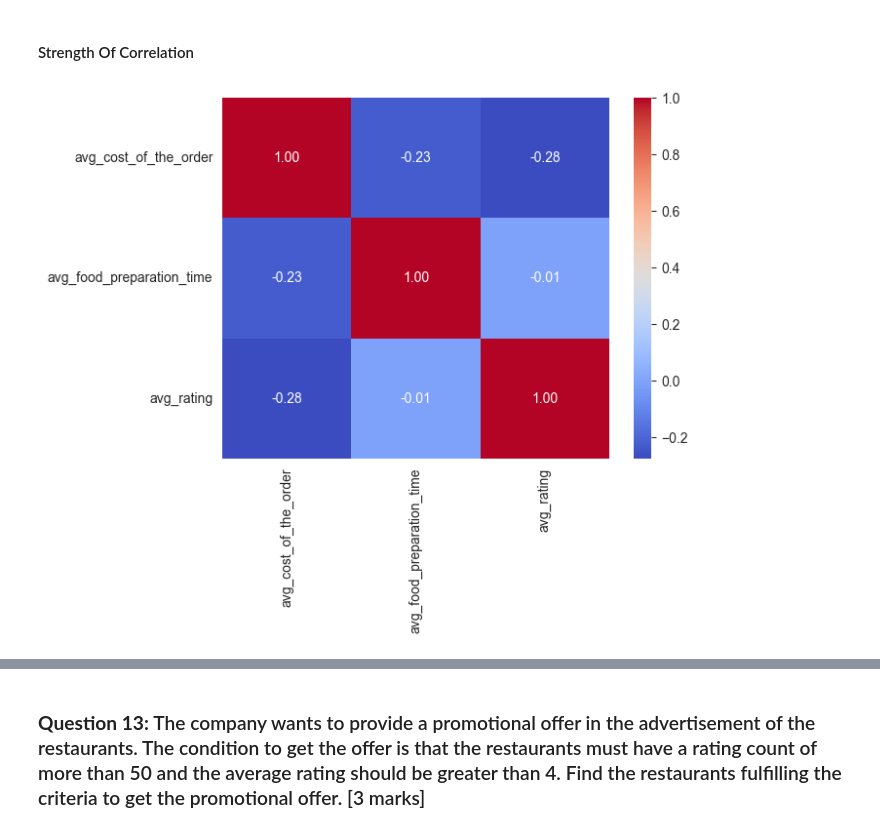
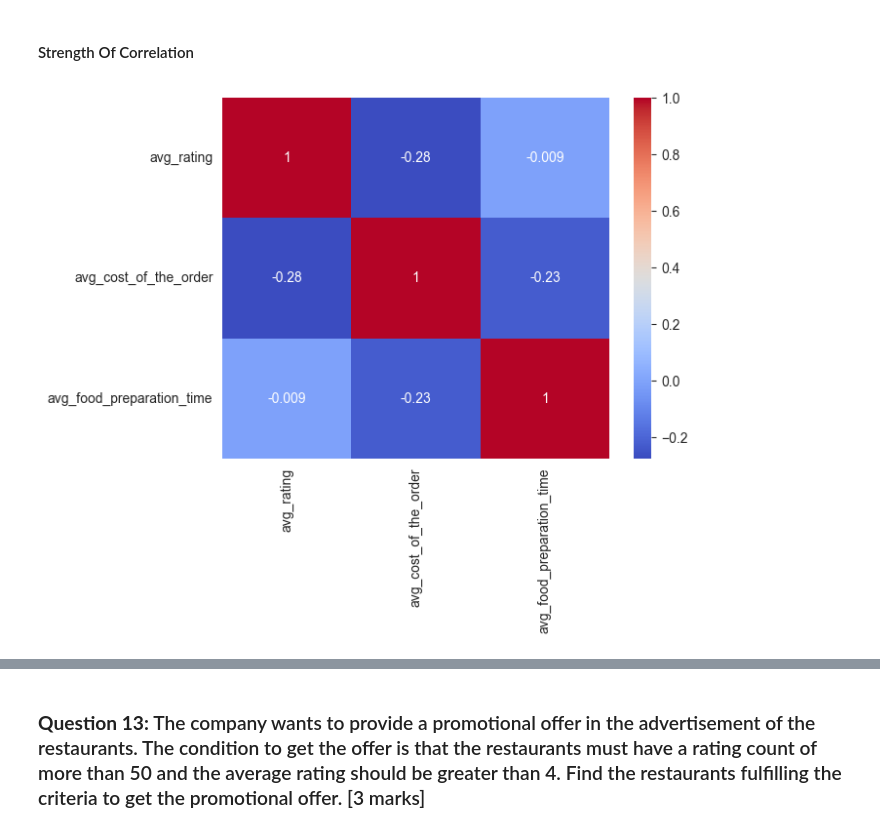
Before and after one commit to DanielLevenstein/FoodHub_UT_ML_Project1, a Jupyter notebook: FoodHubDataAnalysis.ipynb, the cells around one changed output, grey strips where cells are left out. Cells and saved outputs as stored; diff of their text form; code cells hidden in the pictures.

```diff
--- a/FoodHubDataAnalysis.ipynb
+++ b/FoodHubDataAnalysis.ipynb
@@ -504,9 +525,9 @@ sns.boxplot(data=df_stats_by_restaurant, x='avg_rating', y='avg_food_preparation
 # %% [markdown]
 #### Strength Of Correlation
 # %%
-sns.heatmap(df_stats_by_restaurant[numerical_columns].corr(), annot=True, fmt='.2f', cmap='coolwarm');
+sns.heatmap(df_stats_by_restaurant[['avg_rating', 'avg_cost_of_the_order','avg_food_preparation_time']].corr(), annot=True,  cmap='coolwarm');
 # %% [output]
-[figure, old version]
+[figure, new version]
 # %% [markdown]
 #### Observations:
 **Highest Correlation**
```
Also changed, not shown: parts of 24 cells of this notebook, 3 other files.
